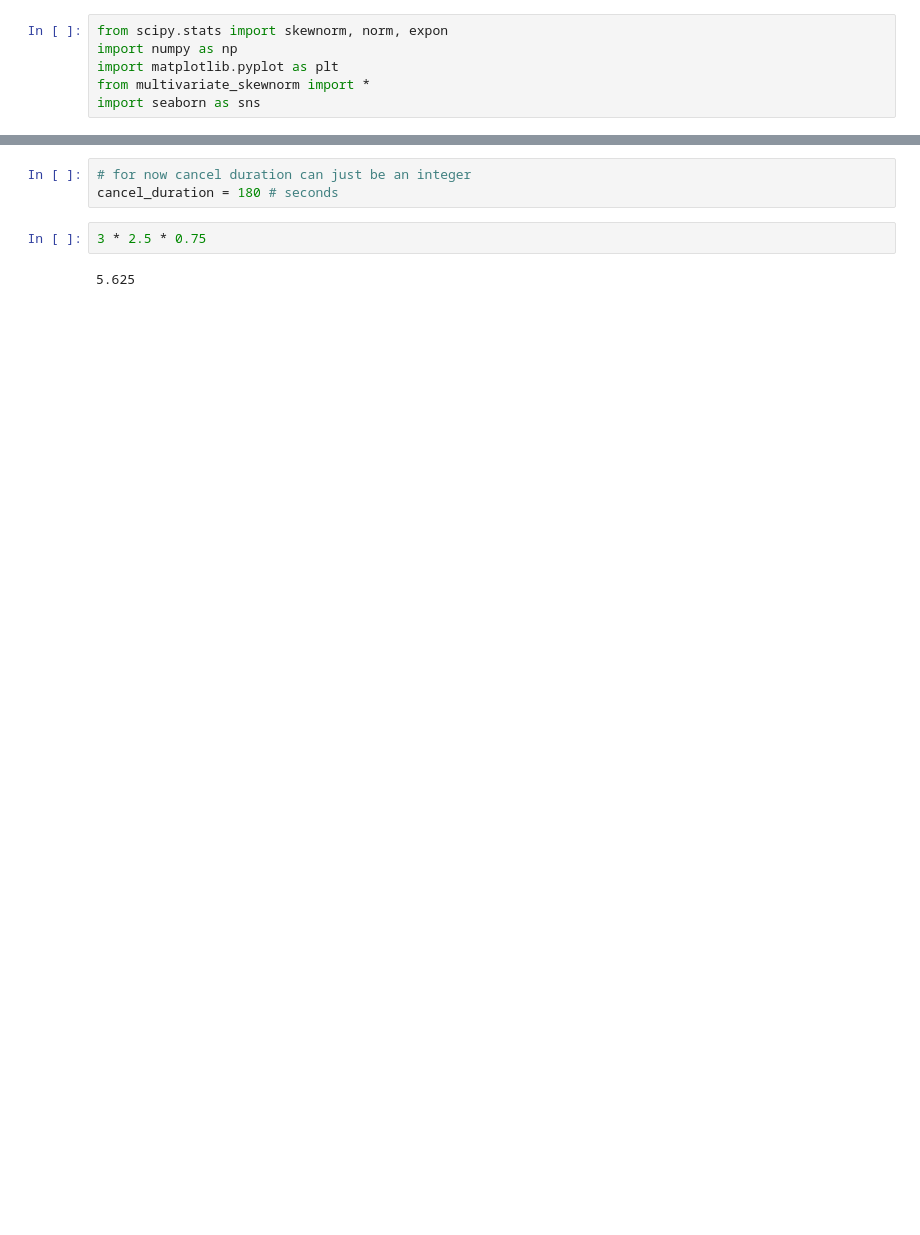
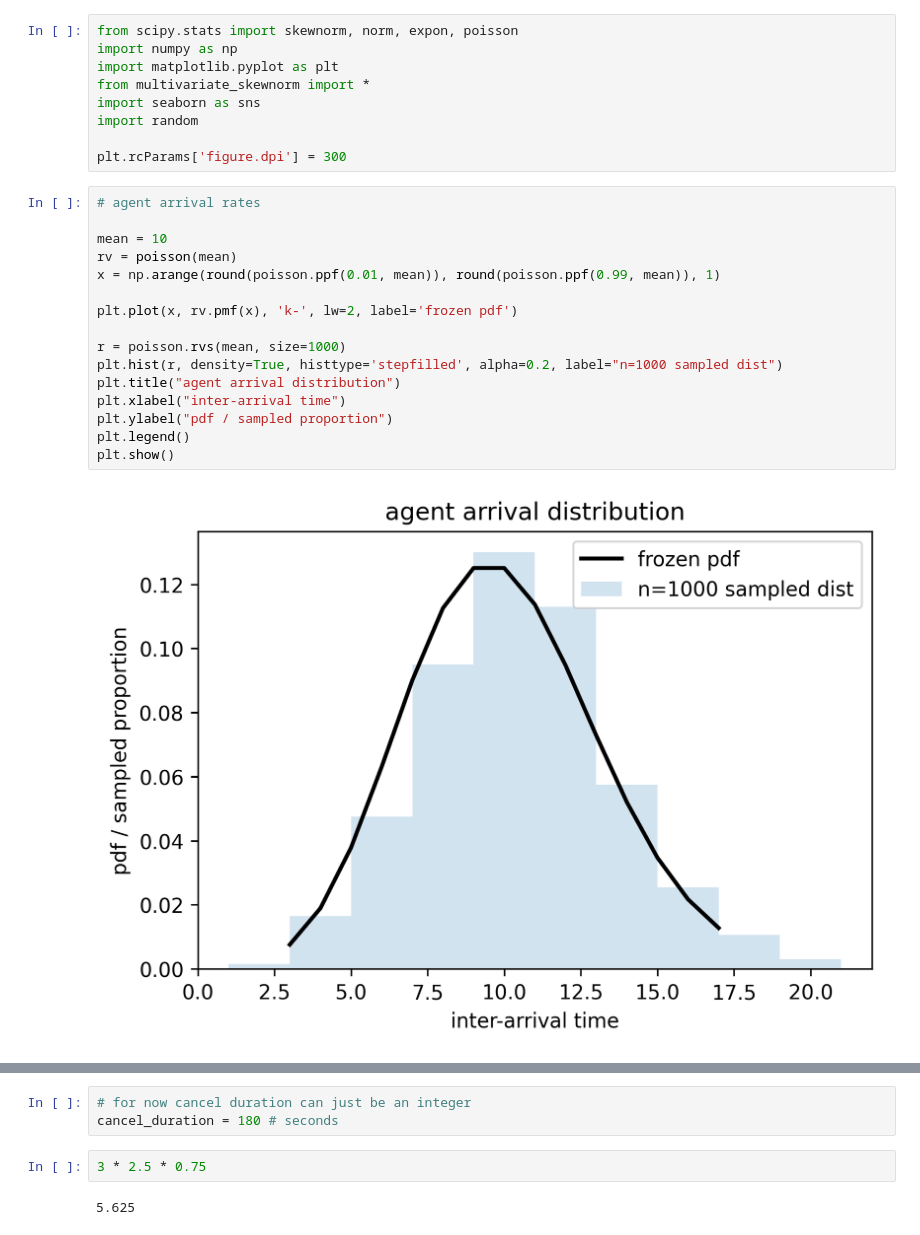
Before and after one commit to albertw-asf/marketSimulationIEOR174, a Jupyter notebook: testing_distributions.ipynb, the cells around one changed output, grey strips where cells are left out. Saved outputs shown, nothing was run; the diff lists cells and outputs as text; blank space fills up the shorter version.

```diff
--- a/testing_distributions.ipynb
+++ b/testing_distributions.ipynb
@@ -1,6 +1,27 @@
 # %%
-from scipy.stats import skewnorm, norm, expon
+from scipy.stats import skewnorm, norm, expon, poisson
 import numpy as np
 import matplotlib.pyplot as plt
 from multivariate_skewnorm import *
 import seaborn as sns
+import random
+
+plt.rcParams['figure.dpi'] = 300
+# %%
+# agent arrival rates
+
+mean = 10
+rv = poisson(mean)
+x = np.arange(round(poisson.ppf(0.01, mean)), round(poisson.ppf(0.99, mean)), 1)
+
+plt.plot(x, rv.pmf(x), 'k-', lw=2, label='frozen pdf')
+
+r = poisson.rvs(mean, size=1000)
+plt.hist(r, density=True, histtype='stepfilled', alpha=0.2, label="n=1000 sampled dist")
+plt.title("agent arrival distribution")
+plt.xlabel("inter-arrival time")
+plt.ylabel("pdf / sampled proportion")
+plt.legend()
+plt.show()
+# %% [output]
+[figure, added]
```
Also changed, not shown: parts of 9 cells of this notebook, 5 other files.
